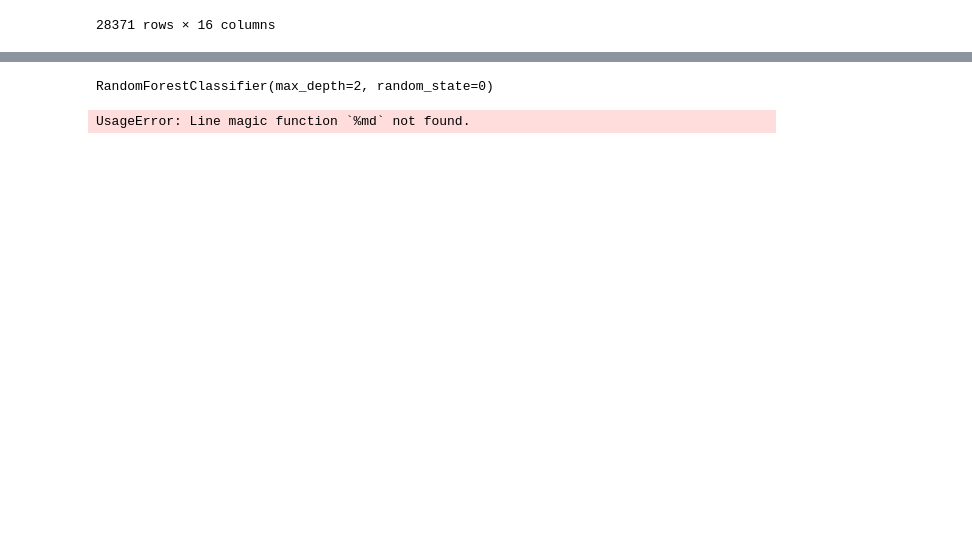
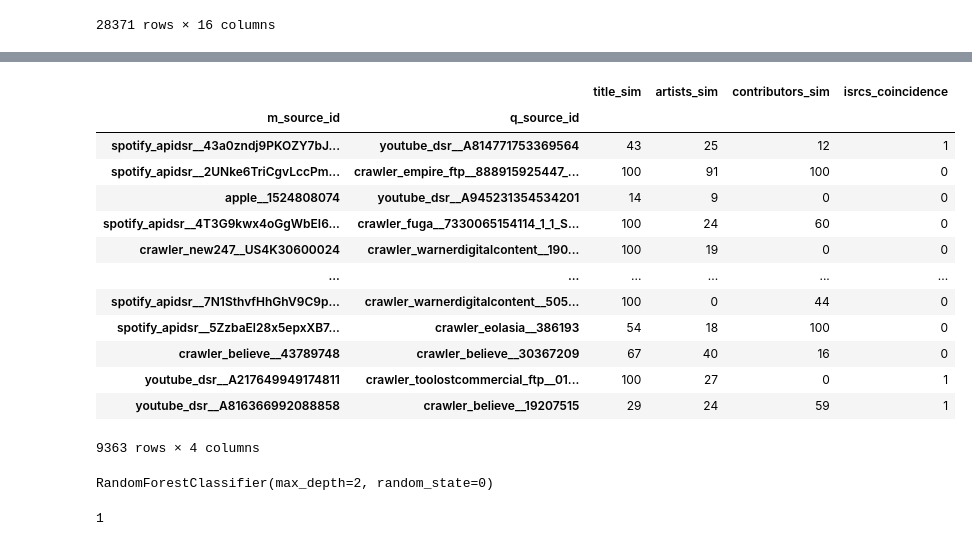
Before and after one commit to maumatellgarriga/assignment-bmat, a Jupyter notebook: Classifier.ipynb, the cells around one changed output, grey strips where cells are left out. Drawn from its saved outputs; the diff is of its cells as text; code cells hidden in the pictures; blank space fills up the shorter version.

```diff
--- a/Classifier.ipynb
+++ b/Classifier.ipynb
@@ -154,6 +154,23 @@ X = ds[["title_sim", "artists_sim", "contributors_sim", "isrcs_coincidence"]]
 y = ds[["y"]]
 # %%
 X_train, X_test, y_train, y_test = train_test_split(X, y, test_size=0.33, random_state=42)
+# %%
+X_test
+# %% [output]
+|  |  | title_sim | artists_sim | contributors_sim | isrcs_coincidence |
+| m_source_id | q_source_id |  |  |  |  |
+| spotify_apidsr__43a0zndj9PKOZY7bJ... | youtube_dsr__A814771753369564 | 43 | 25 | 12 | 1 |
+| spotify_apidsr__2UNke6TriCgvLccPm... | crawler_empire_ftp__888915925447_... | 100 | 91 | 100 | 0 |
+| apple__1524808074 | youtube_dsr__A945231354534201 | 14 | 9 | 0 | 0 |
+| spotify_apidsr__4T3G9kwx4oGgWbEI6... | crawler_fuga__7330065154114_1_1_S... | 100 | 24 | 60 | 0 |
+| crawler_new247__US4K30600024 | crawler_warnerdigitalcontent__190... | 100 | 19 | 0 | 0 |
+| ... | ... | ... | ... | ... | ... |
+| spotify_apidsr__7N1SthvfHhGhV9C9p... | crawler_warnerdigitalcontent__505... | 100 | 0 | 44 | 0 |
+| spotify_apidsr__5ZzbaEl28x5epxXB7... | crawler_eolasia__386193 | 54 | 18 | 100 | 0 |
+| crawler_believe__43789748 | crawler_believe__30367209 | 67 | 40 | 16 | 0 |
+| youtube_dsr__A217649949174811 | crawler_toolostcommercial_ftp__01... | 100 | 27 | 0 | 1 |
+| youtube_dsr__A816366992088858 | crawler_believe__19207515 | 29 | 24 | 59 | 1 |
+9363 rows × 4 columns
 # %%
 clf = RandomForestClassifier(max_depth=2, random_state=0)
 clf.fit(X_train, y_train)
@@ -170,10 +187,13 @@ pickle.dump(clf, open(filename, "wb"))
 # load model
 loaded_model = pickle.load(open(filename, "rb"))
 # %%
-%md
-## Test
+import numpy as np
+X_sample = np.array([1,2,3,4]).reshape(1, -1)
-# %% [output]
-UsageError: Line magic function `%md` not found.
+# %%
+y_pred = clf.predict(X_sample)[0]
+y_pred
+# %% [output]
+1
 # %%
 y_pred = clf.predict(X_test)
 # %%
```
Also changed, not shown: parts of 5 cells of this notebook, 1 other file.
